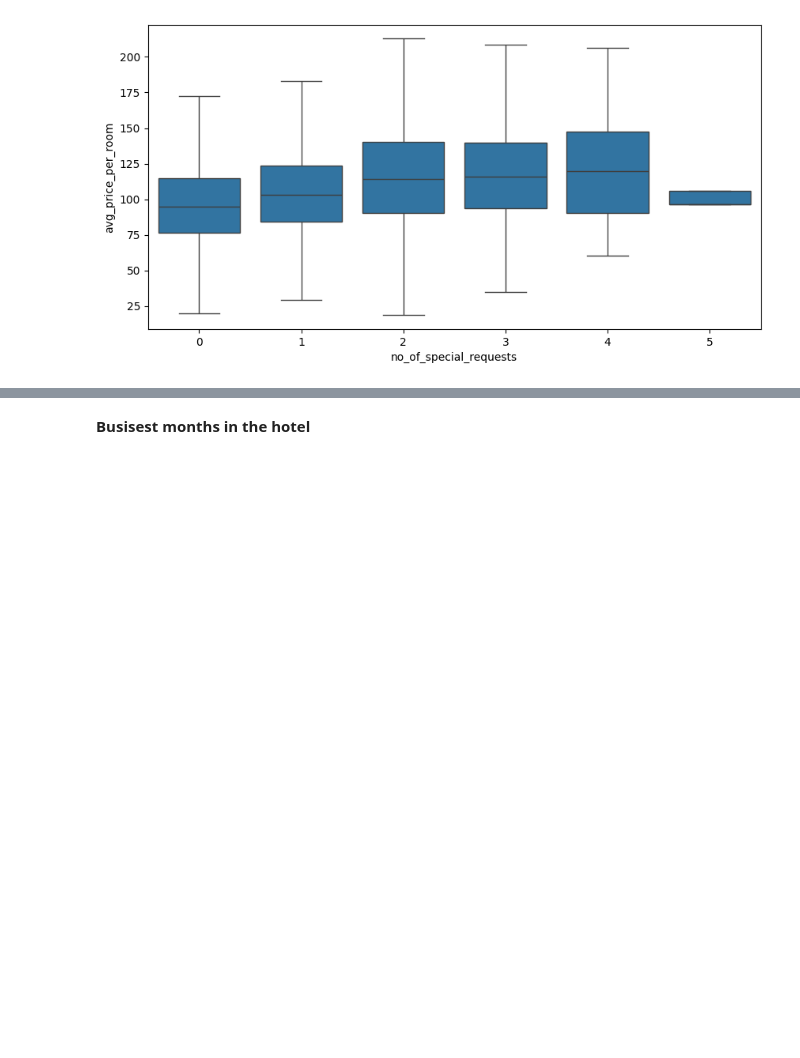
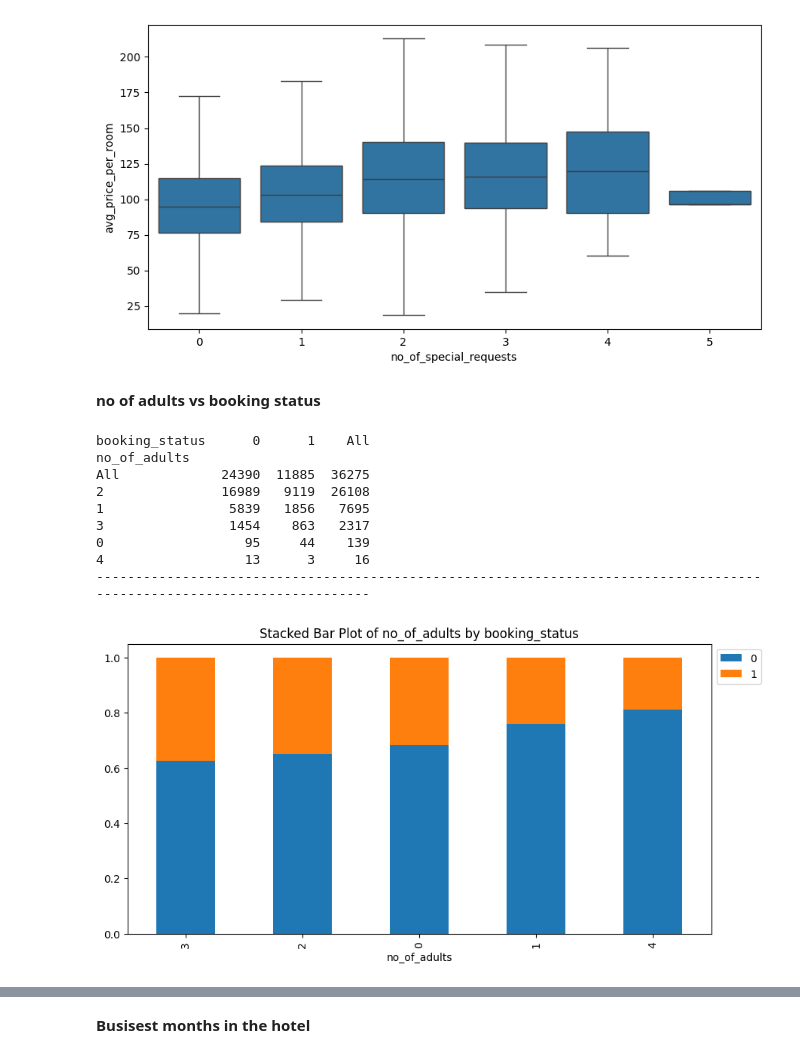
Before and after one commit to akatjizeu/Data-Science, a Jupyter notebook: deakin-bridging/ML2/ML2_INN_Full_code_Learner_notebook.ipynb, the cells around one changed output, grey strips where cells are left out. Cells and saved outputs as stored; diff of their text form; code cells hidden in the pictures; blank space fills up the shorter version.

```diff
--- a/deakin-bridging/ML2/ML2_INN_Full_code_Learner_notebook.ipynb
+++ b/deakin-bridging/ML2/ML2_INN_Full_code_Learner_notebook.ipynb
@@ -936,3 +936,18 @@ sns.boxplot(
 plt.show()
 # %% [output]
 [figure]
+# %% [markdown]
+**no of adults vs booking status**
+# %%
+stacked_barplot(hotel, 'no_of_adults', 'booking_status')
+# %% [output]
+booking_status      0      1    All
+no_of_adults
+All             24390  11885  36275
+2               16989   9119  26108
+1                5839   1856   7695
+3                1454    863   2317
+0                  95     44    139
+4                  13      3     16
+------------------------------------------------------------------------------------------------------------------------
+[figure, added]
```
Also changed, not shown: parts of 47 cells of this notebook.
